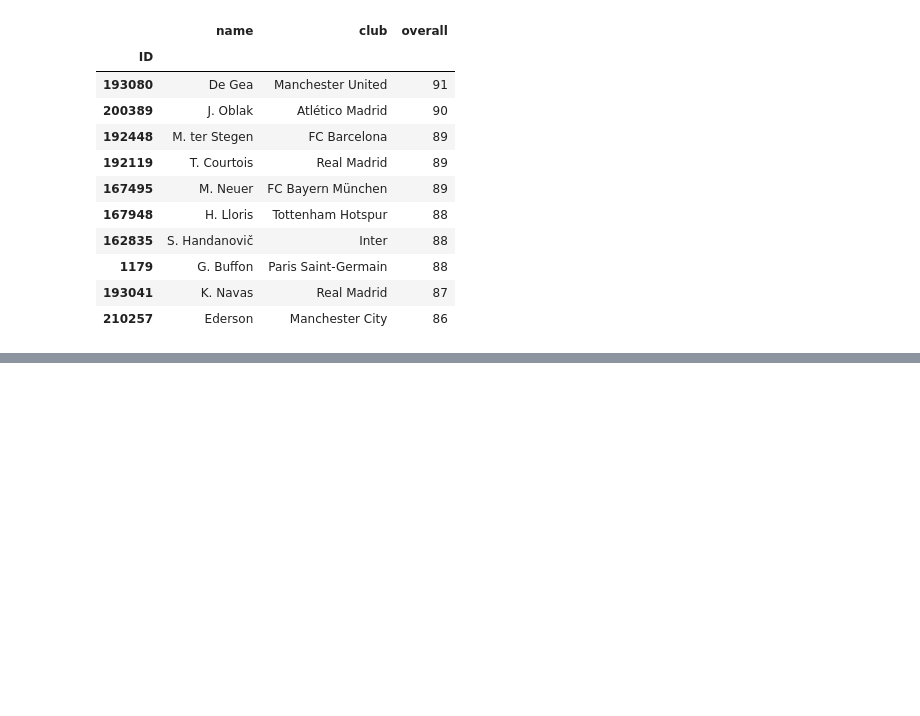
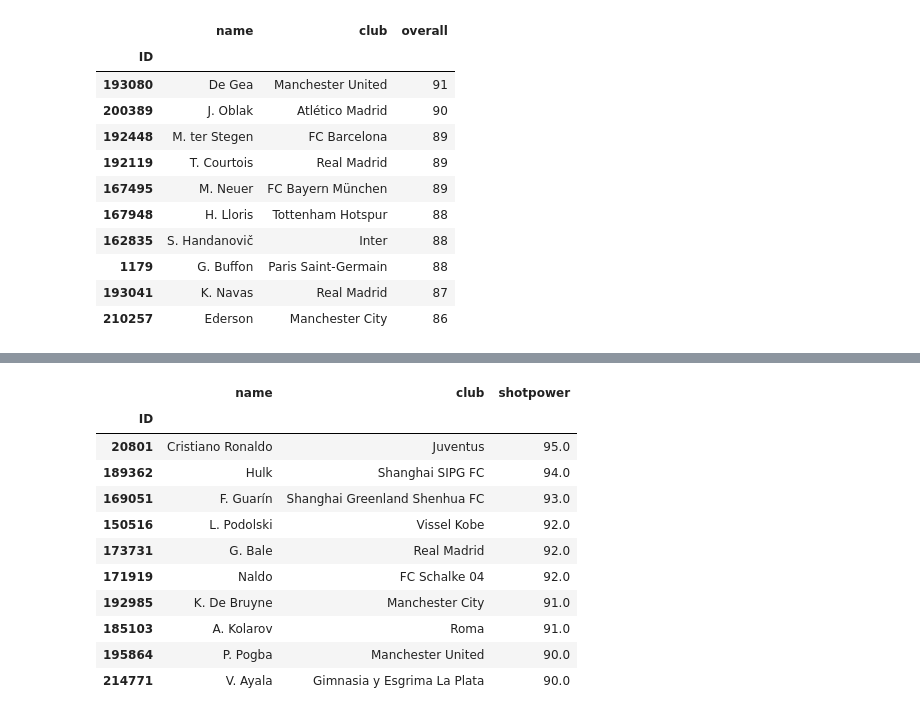
Before and after one commit to Mvital74/datasharing, a Jupyter notebook: exercicio_9.ipynb, the cells around one changed output, grey strips where cells are left out. Saved outputs shown, nothing was run; the diff lists cells and outputs as text; code cells hidden in the pictures; blank space fills up the shorter version.

```diff
--- a/exercicio_9.ipynb
+++ b/exercicio_9.ipynb
@@ -455,0 +488,15 @@ df_filtered[['name','club','overall']].sort_values(('overall'), ascending=False)
+# %%
+df_fifa18[['name', 'club', 'shotpower']].sort_values(('shotpower'), ascending=False).head(10)
+# %% [output]
+|  | name | club | shotpower |
+| ID |  |  |  |
+| 20801 | Cristiano Ronaldo | Juventus | 95.0 |
+| 189362 | Hulk | Shanghai SIPG FC | 94.0 |
+| 169051 | F. Guarín | Shanghai Greenland Shenhua FC | 93.0 |
+| 150516 | L. Podolski | Vissel Kobe | 92.0 |
+| 173731 | G. Bale | Real Madrid | 92.0 |
+| 171919 | Naldo | FC Schalke 04 | 92.0 |
+| 192985 | K. De Bruyne | Manchester City | 91.0 |
+| 185103 | A. Kolarov | Roma | 91.0 |
+| 195864 | P. Pogba | Manchester United | 90.0 |
+| 214771 | V. Ayala | Gimnasia y Esgrima La Plata | 90.0 |
```
Also changed, not shown: parts of 2 cells of this notebook.
